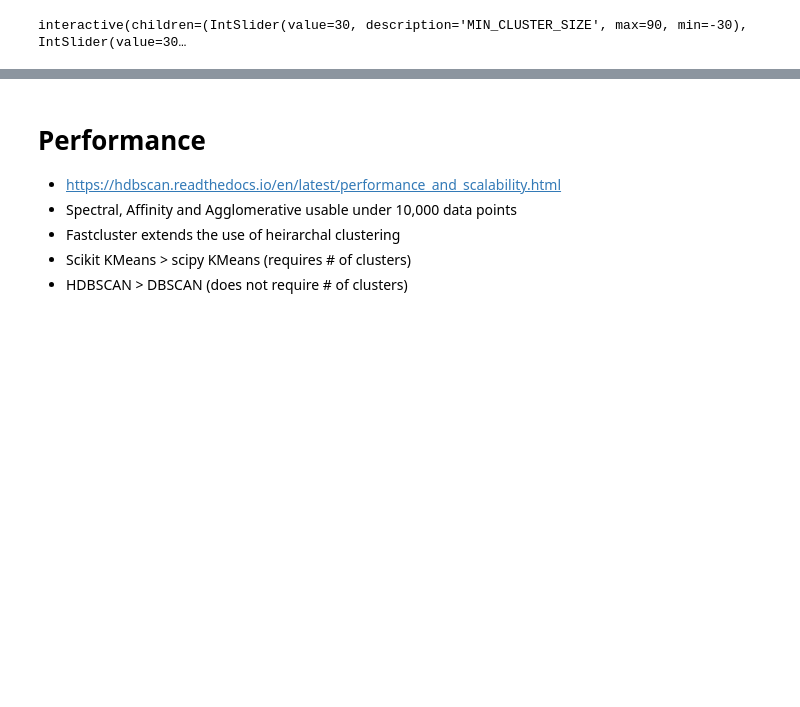
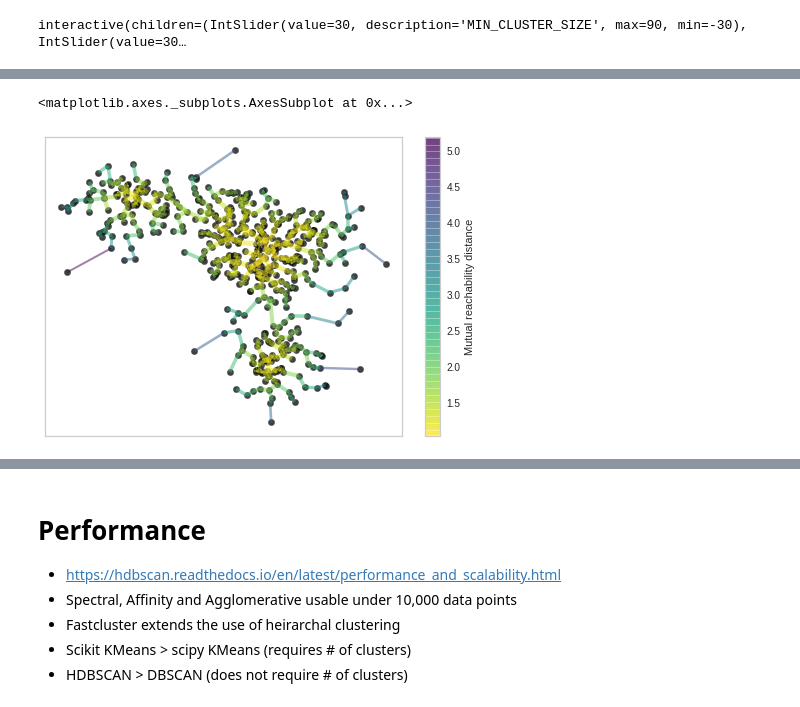
Before and after one commit to swilsonmfc/unsupervised, a Jupyter notebook: Clustering.ipynb, the cells around one changed output, grey strips where cells are left out. Cells and saved outputs as stored; diff of their text form; code cells hidden in the pictures; blank space fills up the shorter version.

```diff
--- a/Clustering.ipynb
+++ b/Clustering.ipynb
@@ -476,0 +514,9 @@ interactive(children=(Dropdown(description='SORT', options=('Completeness', 'Hom
+# %%
+hdb = hdbscan.HDBSCAN(min_cluster_size=30,
+                      min_samples=30,
+                      gen_min_span_tree=True)
+clusters = hdb.fit_predict(X_blob)
+hdb.minimum_spanning_tree_.plot()
+# %% [output]
+<matplotlib.axes._subplots.AxesSubplot at 0x...>
+[figure, added]
```
Also changed, not shown: parts of 28 cells of this notebook.
